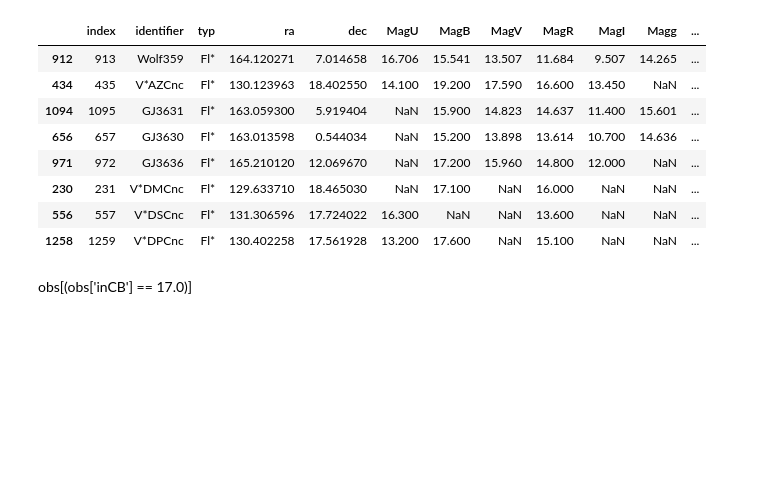
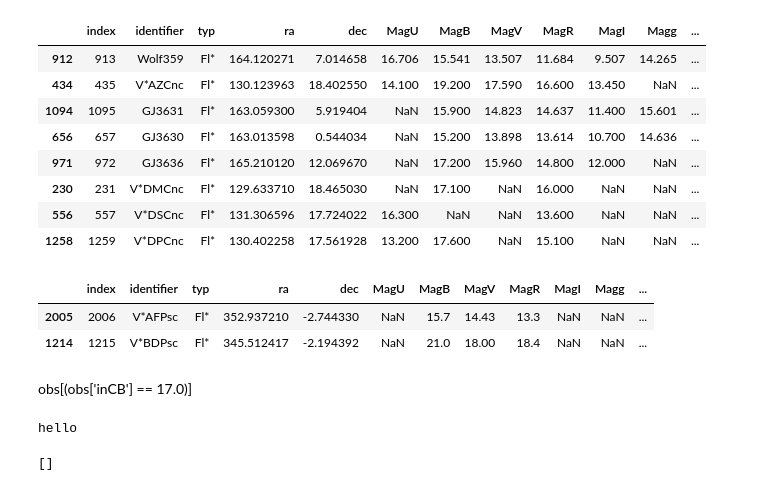
Before and after one commit to mrtommyb/radioflares, a Jupyter notebook: messing-around.ipynb, the cells around one changed output. Saved outputs shown, nothing was run; the diff lists cells and outputs as text; code cells hidden in the pictures; blank space fills up the shorter version.

```diff
--- a/messing-around.ipynb
+++ b/messing-around.ipynb
@@ -84,5 +84,24 @@ cycle5
 | 230 | 231 | V*DMCnc | Fl* | 129.633710 | 18.465030 | NaN | 17.100 | NaN | 16.000 | NaN | NaN | ... |
 | 556 | 557 | V*DSCnc | Fl* | 131.306596 | 17.724022 | 16.300 | NaN | NaN | 13.600 | NaN | NaN | ... |
 | 1258 | 1259 | V*DPCnc | Fl* | 130.402258 | 17.561928 | 13.200 | 17.600 | NaN | 15.100 | NaN | NaN | ... |
+# %%
+# observable in C12
+
+#mask
+mask = ((obs['inCA'] ==12.0) | (obs['inCB'] == 12.0))
+
+obs.sort_values('bib', ascending=False).loc[mask]
+# %% [output]
+|  | index | identifier | typ | ra | dec | MagU | MagB | MagV | MagR | MagI | Magg | ... |
+| 2005 | 2006 | V*AFPsc | Fl* | 352.937210 | -2.744330 | NaN | 15.7 | 14.43 | 13.3 | NaN | NaN | ... |
+| 1214 | 1215 | V*BDPsc | Fl* | 345.512417 | -2.194392 | NaN | 21.0 | 18.00 | 18.4 | NaN | NaN | ... |
 # %% [markdown]
 obs[(obs['inCB'] == 17.0)]
+# %%
+print('hello')
+# %% [output]
+hello
+# %%
+K2findCampaigns.findCampaigns(353.51389, 0.17941)
+# %% [output]
+[]
```
Also changed, not shown: parts of 1 cell of this notebook.
